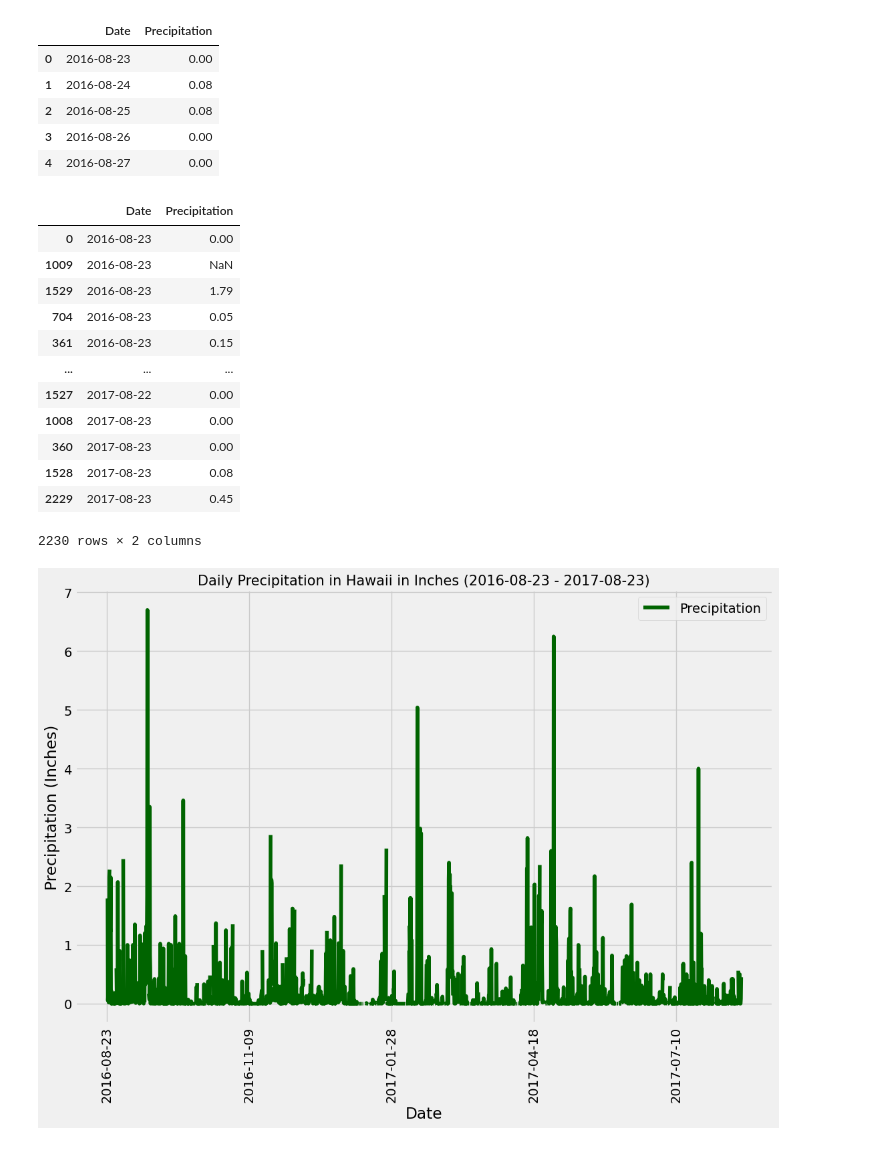
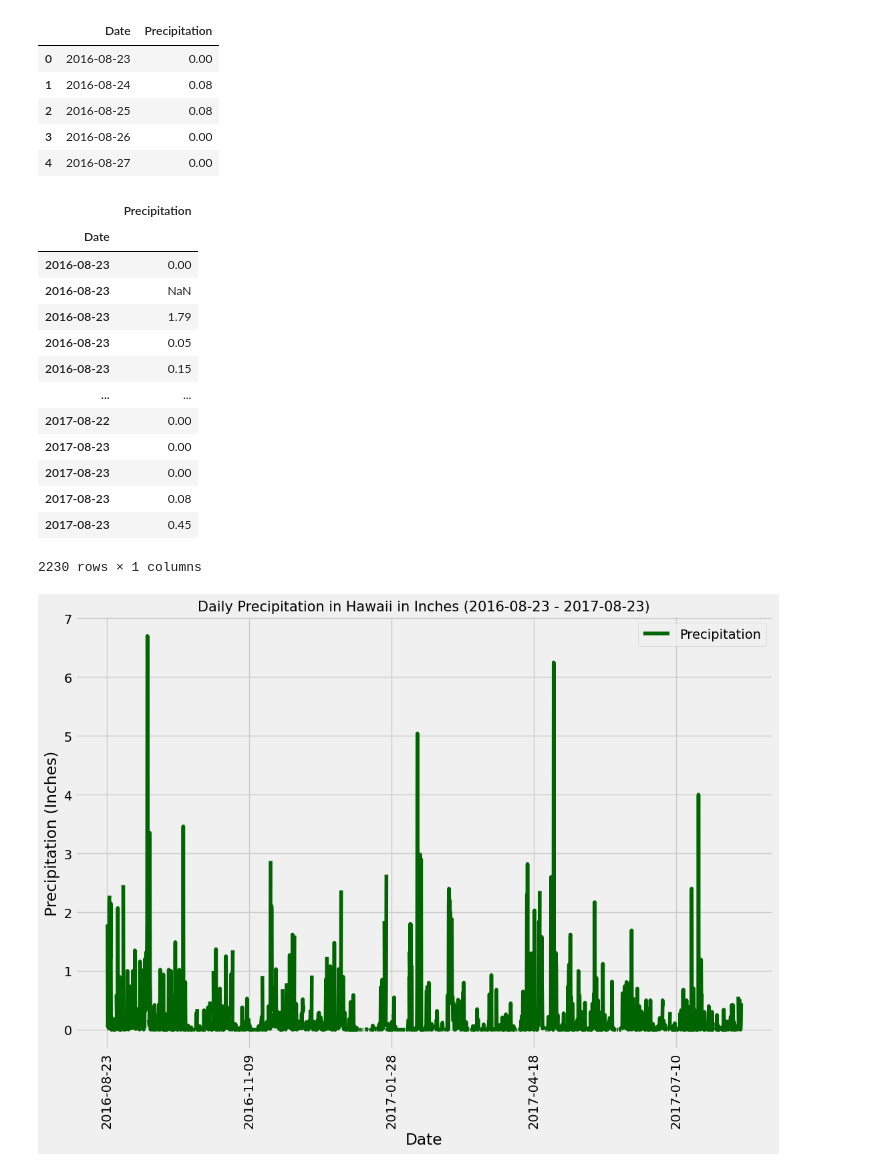
Before and after one commit to ethanwright96/sqlalchemy-challenge, a Jupyter notebook: SurfsUp/main.ipynb, the cells around one changed output. Cells and saved outputs as stored; diff of their text form; code cells hidden in the pictures.

```diff
--- a/SurfsUp/main.ipynb
+++ b/SurfsUp/main.ipynb
@@ -79,21 +79,22 @@ prcp_df.head()
 | 4 | 2016-08-27 | 0.00 |
 # %%
 # Sort the dataframe by date
-prcp_df = prcp_df.sort_values(by=['Date'])
+prcp_df = prcp_df.sort_values(by=['Date']).set_index(['Date'])
 prcp_df
 # %% [output]
-|  | Date | Precipitation |
-| 0 | 2016-08-23 | 0.00 |
-| 1009 | 2016-08-23 | NaN |
-| 1529 | 2016-08-23 | 1.79 |
-| 704 | 2016-08-23 | 0.05 |
-| 361 | 2016-08-23 | 0.15 |
-| ... | ... | ... |
-| 1527 | 2017-08-22 | 0.00 |
-| 1008 | 2017-08-23 | 0.00 |
-| 360 | 2017-08-23 | 0.00 |
-| 1528 | 2017-08-23 | 0.08 |
-| 2229 | 2017-08-23 | 0.45 |
+|  | Precipitation |
+| Date |  |
+| 2016-08-23 | 0.00 |
+| 2016-08-23 | NaN |
+| 2016-08-23 | 1.79 |
+| 2016-08-23 | 0.05 |
+| 2016-08-23 | 0.15 |
+| ... | ... |
+| 2017-08-22 | 0.00 |
+| 2017-08-23 | 0.00 |
+| 2017-08-23 | 0.00 |
+| 2017-08-23 | 0.08 |
+| 2017-08-23 | 0.45 |
-2230 rows × 2 columns
+2230 rows × 1 columns
 # %%
 # Use Pandas Plotting with Matplotlib to plot the data
```
Also changed, not shown: parts of 4 cells of this notebook, 2 other files.
